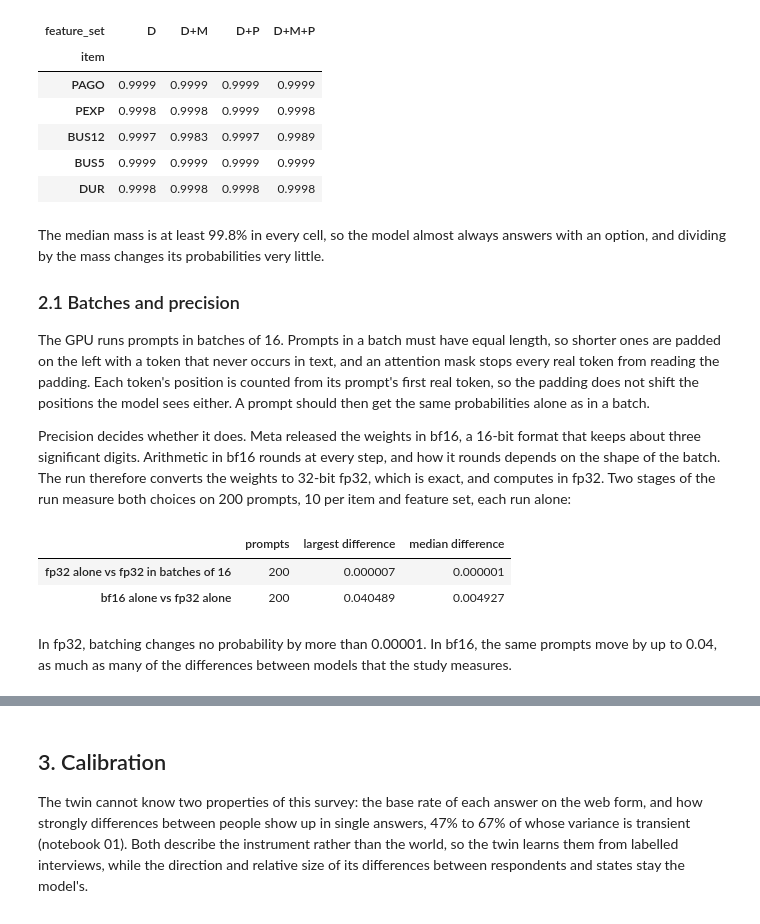
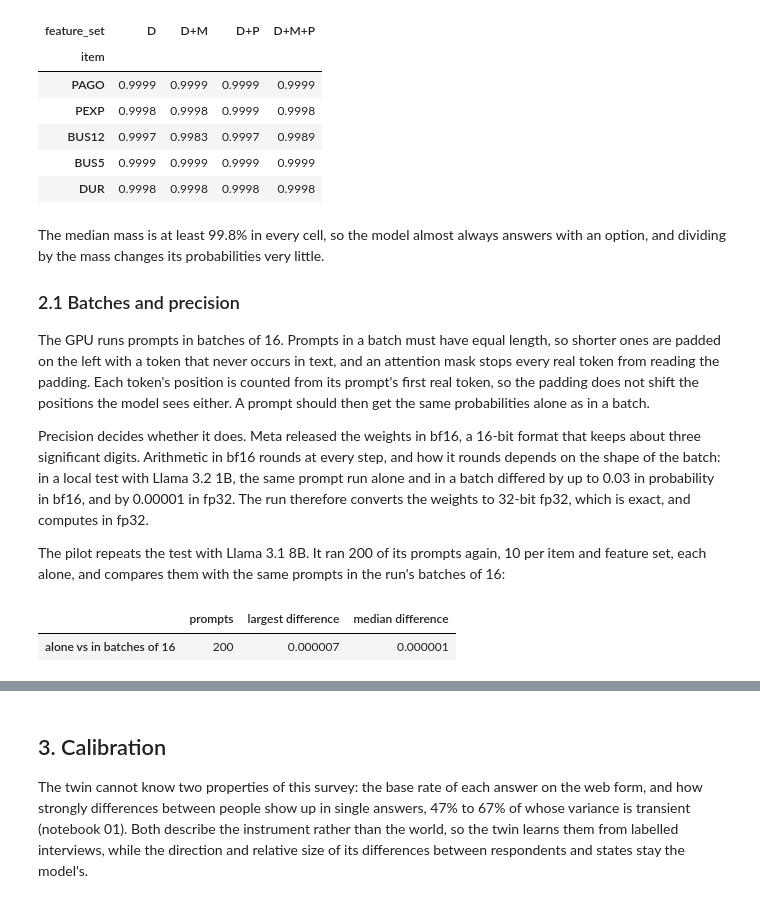
Before and after one commit to jerrydzj/state-dependent-twins, a Jupyter notebook: notebooks/05_mvp_twin_pilot.ipynb, the cells around one changed output, grey strips where cells are left out. Saved outputs shown, nothing was run; the diff lists cells and outputs as text; code cells hidden in the pictures.

Commit message:
docs: clarify the batching and precision check in notebook 05
Co-Authored-By: Claude Opus 5.5 <noreply@anthropic.com>

```diff
--- a/notebooks/05_mvp_twin_pilot.ipynb
+++ b/notebooks/05_mvp_twin_pilot.ipynb
@@ -179,22 +179,20 @@ Each token's position is counted from its prompt's first real token, so the padd
 model sees either. A prompt should then get the same probabilities alone as in a batch.
 
 Precision decides whether it does. Meta released the weights in bf16, a 16-bit format that keeps about three
-significant digits. Arithmetic in bf16 rounds at every step, and how it rounds depends on the shape of the batch. The run
-therefore converts the weights to 32-bit fp32, which is exact, and computes in fp32. Two stages of the run measure both
-choices on 200 prompts, 10 per item and feature set, each run alone:
+significant digits. Arithmetic in bf16 rounds at every step, and how it rounds depends on the shape of the batch: in a
+local test with Llama 3.2 1B, the same prompt run alone and in a batch differed by up to 0.03 in probability in bf16,
+and by 0.00001 in fp32. The run therefore converts the weights to 32-bit fp32, which is exact, and computes in fp32.
+
+The pilot repeats the test with Llama 3.1 8B. It ran 200 of its prompts again, 10 per item and feature set, each alone,
+and compares them with the same prompts in the run's batches of 16:
 # %%
 def gap(a, b):
     m = raw[raw.stage == a].merge(raw[raw.stage == b], on=['feature_set', 'item', 'CASEID'])
     d = np.abs(m[[f'{c}_x' for c in twin.RAW]].to_numpy() - m[[f'{c}_y' for c in twin.RAW]].to_numpy())
     return {'prompts': len(m), 'largest difference': np.nanmax(d), 'median difference': np.nanmedian(d)}
 
-pd.DataFrame({'fp32 alone vs fp32 in batches of 16': gap('rerun', 'base'),
-              'bf16 alone vs fp32 alone': gap('bf16', 'rerun')}).T.astype({'prompts': int}).style.format(
+pd.DataFrame({'alone vs in batches of 16': gap('rerun', 'base')}).T.astype({'prompts': int}).style.format(
     {'largest difference': '{:.6f}', 'median difference': '{:.6f}'})
 # %% [output]
 |  | prompts | largest difference | median difference |
-| fp32 alone vs fp32 in batches of 16 | 200 | 0.000007 | 0.000001 |
-| bf16 alone vs fp32 alone | 200 | 0.040489 | 0.004927 |
+| alone vs in batches of 16 | 200 | 0.000007 | 0.000001 |
-# %% [markdown]
-In fp32, batching changes no probability by more than 0.00001. In bf16, the same prompts move by up to 0.04, as much
-as many of the differences between models that the study measures.
```
Also changed, not shown: parts of 3 cells of this notebook.
